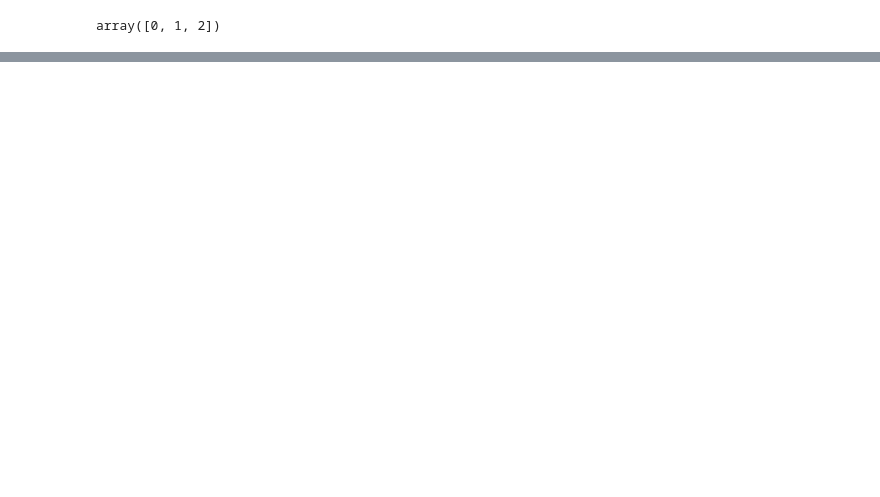
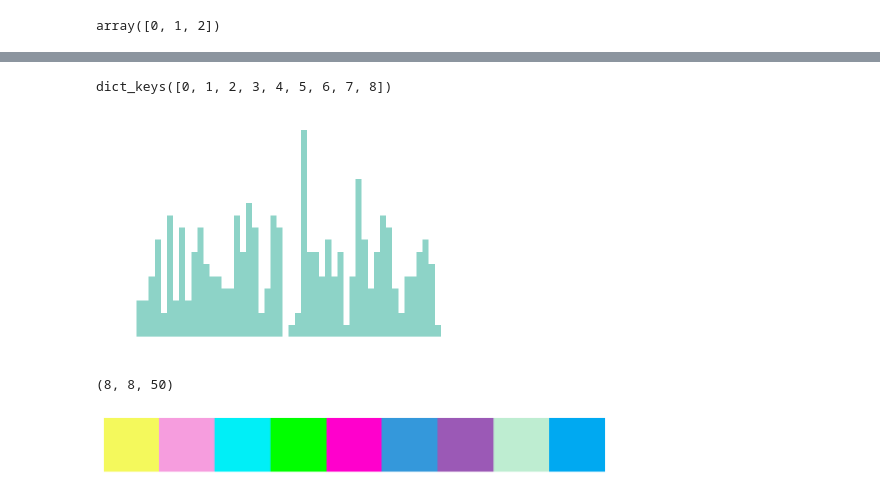
Before and after one commit to chongxi/spiketag, a Jupyter notebook: demo/GT/unit_test_controller.ipynb, the cells around one changed output, grey strips where cells are left out. Drawn from its saved outputs; the diff is of its cells as text; code cells hidden in the pictures; blank space fills up the shorter version.

Commit message:
core.CCG

```diff
--- a/demo/GT/unit_test_controller.ipynb
+++ b/demo/GT/unit_test_controller.ipynb
@@ -116,0 +89,33 @@ array([], dtype=int64)
+# %%
+spk_time = ctrl.spk_times_all_in_one
+# %%
+spk_time.keys()
+# %% [output]
+dict_keys([0, 1, 2, 3, 4, 5, 6, 7, 8])
+# %%
+def CCG(spk_time, spike_id, window_bins=50):
+    from spiketag.core import correlate as spk_xcorr
+    ccg = spk_xcorr(spk_time,
+                    spike_id, np.unique(spike_id),
+                    window_bins=50, bin_size=1)
+    return ccg
+# %%
+spk_times, spk_idx = ctrl.model.gtimes[ctrl.current_group], ctrl.clu.membership
+# %%
+ccg = CCG(spk_times, spk_idx)
+# %%
+plt.bar(np.arange(-25,25), ccg[4,5], width=1);
+# %% [output]
+[figure, added]
+# %%
+ccg.shape
+# %% [output]
+(8, 8, 50)
+# %%
+_color = ['#F4F95C', '#F69DDE', '#00EFF7',
+           '#00FF00', '#FF00CC', '#3498db',
+           '#9b59b6', '#BEEDD1', '#00A9F1']
+sns.palplot(sns.color_palette(_color))
+palette = np.array(sns.color_palette(_color))
+# %% [output]
+[figure, added]
```
Also changed, not shown: parts of 31 cells of this notebook, 6 other files.
